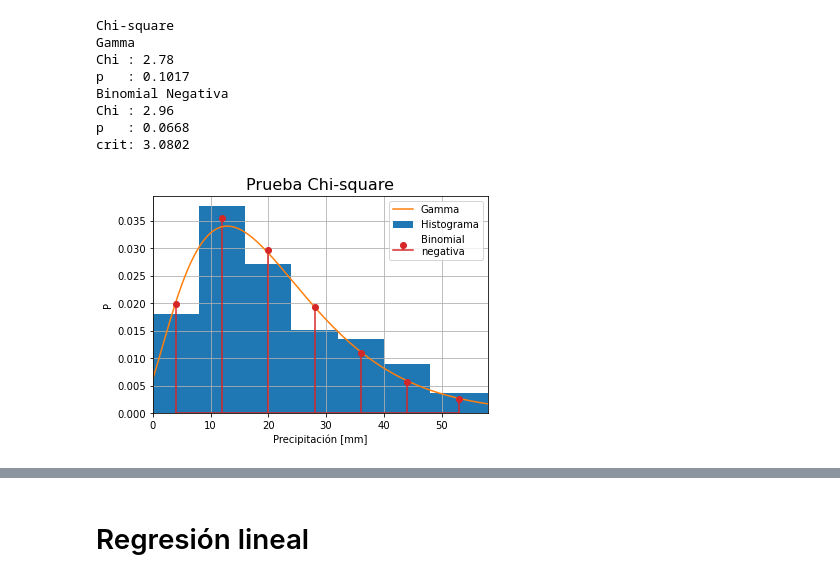
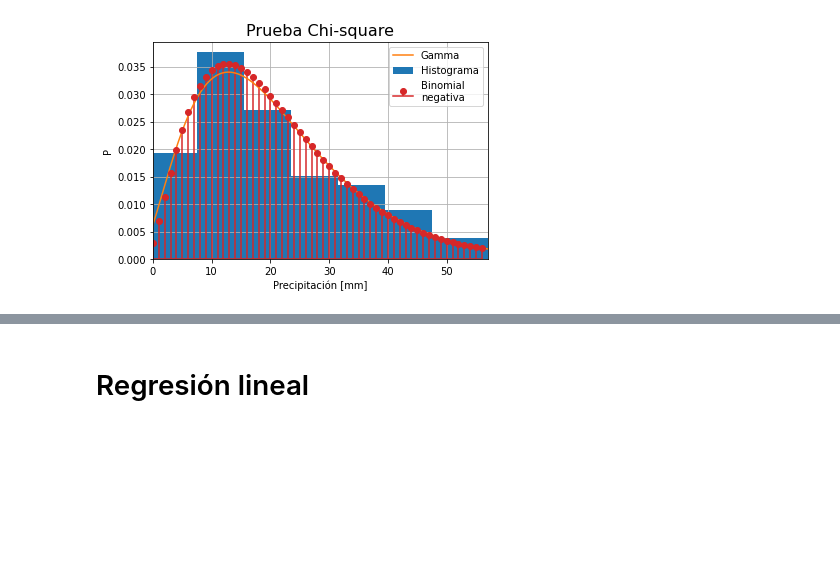
Before and after one commit to rodrigoms95/analisis-datos-22-1, a Jupyter notebook: code/Examen_3.ipynb, the cells around one changed output, grey strips where cells are left out. Drawn from its saved outputs; the diff is of its cells as text; code cells hidden in the pictures; blank space fills up the shorter version.

```diff
--- a/code/Examen_3.ipynb
+++ b/code/Examen_3.ipynb
@@ -489,10 +511,19 @@ k = mean ** 2 / (std ** 2 - mean)
 # Parámetros estimados.
 params = 2
 
+print("")
+print("Parámetros")
+print("Gamma")
+print(f"alpha: {alpha:.2f}")
+print(f"beta : {beta:.2f}")
+print("Binomial negativa")
+print(f"p: {p:.2f}")
+print(f"k: {k:.2f}")
+
 # 3.a: Chi-square
 # Histograma de datos observados.
-bins_lim = [ 0, 8, 16, 24, 32, 40, 48,
-    df[v].max() + 1 ]
+bins_lim = [ 0, 7.5, 15.5, 23.5, 31.5,
+    39.5, 47.5, df[v].max() ]
 n_obs, bins = np.histogram(
     df[v], bins = bins_lim )
 
@@ -514,34 +545,21 @@ prob_gamma = np.array( [
 n_gamma = n_obs.sum() * prob_gamma
 
 # Histograma de la distribución discreta
-mbins = [
-    ( bins_lim[1] + bins_lim[0] ) / 2,
-    ( bins_lim[2] + bins_lim[1] ) / 2,
-    ( bins_lim[3] + bins_lim[2] ) / 2,
-    ( bins_lim[4] + bins_lim[3] ) / 2,
-    ( bins_lim[5] + bins_lim[4] ) / 2,
-    ( bins_lim[6] + bins_lim[5] ) / 2,
-    ( bins_lim[7] + bins_lim[6] ) / 2
-    ]
-wbins = [
-    bins_lim[1] - bins_lim[0],
-    bins_lim[2] - bins_lim[1],
-    bins_lim[3] - bins_lim[2],
-    bins_lim[4] - bins_lim[3],
-    bins_lim[5] - bins_lim[4],
-    bins_lim[6] - bins_lim[5],
-    bins_lim[7] - bins_lim[6]
-    ]
 prob_nbinom = np.array( [
-    stats.nbinom.pmf( mbins[0], k, p ),
-    stats.nbinom.pmf( mbins[1], k, p ),
-    stats.nbinom.pmf( mbins[2], k, p ),
-    stats.nbinom.pmf( mbins[3], k, p ),
-    stats.nbinom.pmf( mbins[4], k, p ),
-    stats.nbinom.pmf( mbins[5], k, p ),
-    stats.nbinom.pmf( mbins[6], k, p ),
+    stats.nbinom.cdf(bins_lim[1], k, p),
+    stats.nbinom.cdf(bins_lim[2], k, p) -
+    stats.nbinom.cdf(bins_lim[1], k, p),
+    stats.nbinom.cdf(bins_lim[3], k, p) -
+    stats.nbinom.cdf(bins_lim[2], k, p),
+    stats.nbinom.cdf(bins_lim[4], k, p) -
+    stats.nbinom.cdf(bins_lim[3], k, p),
+    stats.nbinom.cdf(bins_lim[5], k, p) -
+    stats.nbinom.cdf(bins_lim[4], k, p),
+    stats.nbinom.cdf(bins_lim[6], k, p) -
+    stats.nbinom.cdf(bins_lim[5], k, p),
+    stats.nbinom.sf( bins_lim[6], k, p)
     ] )
-n_nbinom = n_obs.sum() * prob_nbinom * wbins
+n_nbinom = n_obs.sum() * prob_nbinom
 
 # Graficamos los datos y las distribuciones.
 fig, ax = plt.subplots()
@@ -550,16 +568,17 @@ df[v].hist( bins = bins_lim,
     density = True,
     ax = ax )
 
-x_cont = np.linspace(0, bins_lim[-1], 1000)
+x_gamma = np.linspace(0, bins_lim[-1], 1000)
 y_gamma = stats.gamma.pdf(
-    x_cont, alpha, zeta, beta)
+    x_gamma, alpha, zeta, beta)
 
+x_nbinom = np.arange(0,
+    np.floor( df[v].max() ), 1)
 y_nbinom = stats.nbinom.pmf(
-    df[v].sort_values(),
-    alpha, zeta, beta)
+    x_nbinom, k, p)
 
-ax.plot(x_cont, y_gamma)
-ax.stem( mbins, prob_nbinom,
+ax.plot(x_gamma, y_gamma)
+ax.stem( x_nbinom, y_nbinom,
     linefmt = "C3-",
     markerfmt = "C3o" )
 
@@ -574,7 +593,7 @@ ax.set_ylim(0)
 
 # Prueba chi-square.
 alpha_test = 0.05
-clases = bins.shape[0] - 1
+clases = bins.shape[0]
 nu = clases - params - 1
 crit = stats.chi.ppf(1 - alpha_test, nu)
 
@@ -615,12 +651,4 @@ std      : 13.46
-Chi-square
-Gamma
-Chi : 2.78
-p   : 0.1017
-Binomial Negativa
-Chi : 2.96
-p   : 0.0668
-crit: 3.0802
-[figure, old version]
+[figure, new version]
 # %%
 # Ejercicio 6
 
```
Also changed, not shown: parts of 10 cells of this notebook, 2 other files.
